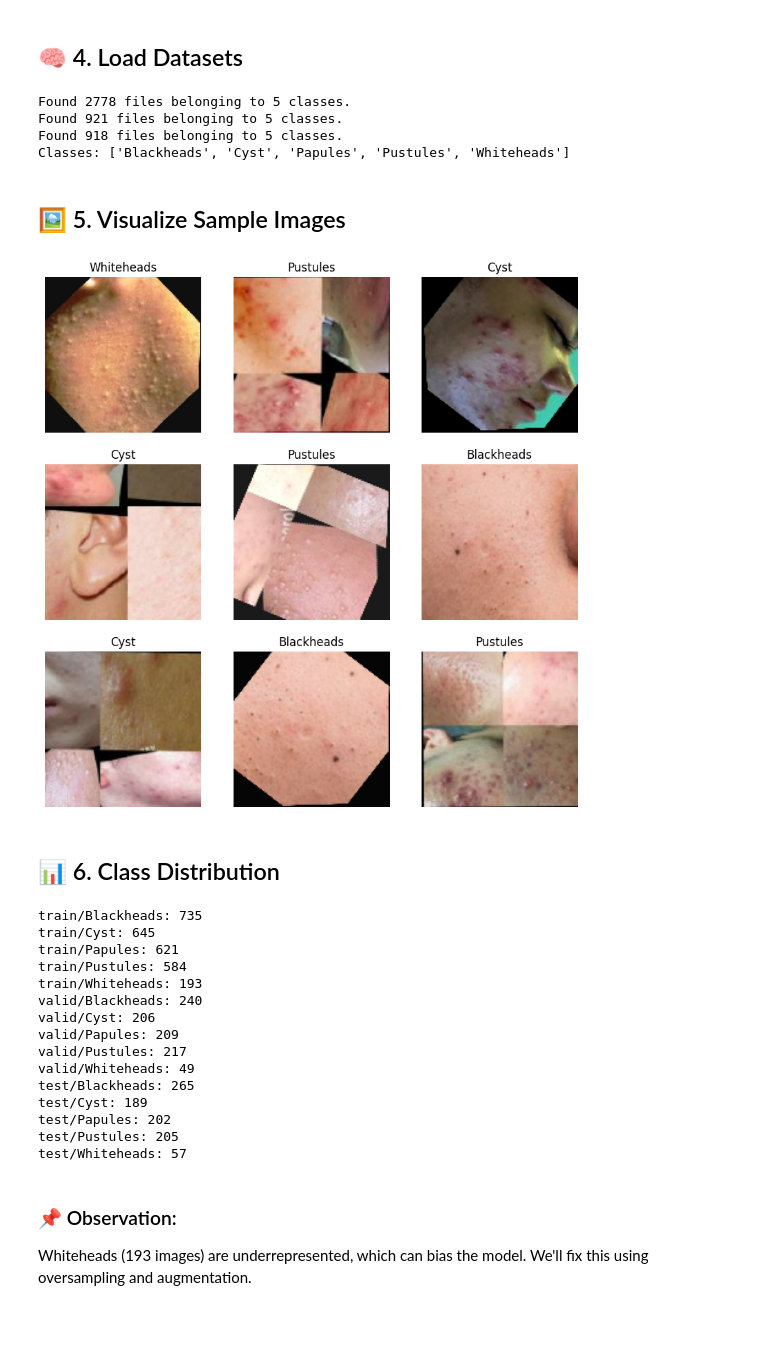
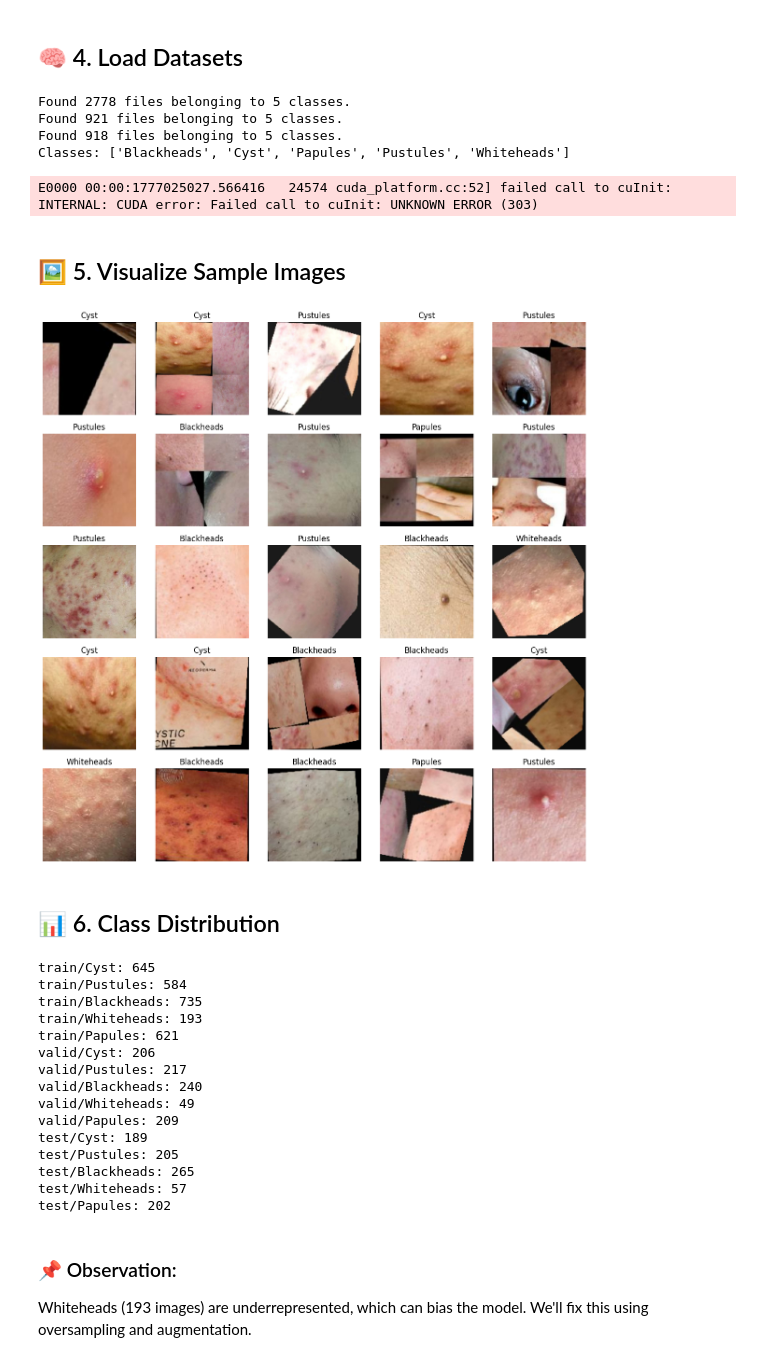
Before and after one commit to Salwa-pratama/skin-healt-caree, a Jupyter notebook: ml-service/train-model/acne-classification-using-cnn.ipynb, the cells around one changed output. Cells and saved outputs as stored; diff of their text form; code cells hidden in the pictures; blank space fills up the shorter version.

```diff
--- a/ml-service/train-model/acne-classification-using-cnn.ipynb
+++ b/ml-service/train-model/acne-classification-using-cnn.ipynb
@@ -34,7 +43,7 @@ Path to dataset files: C:\Users\nande\.cache\kagglehub\datasets\tiswan14\acne-da
 # %% [markdown]
 ## 📂 3. Dataset Paths & Parameters
 # %%
-base_dir = r"C:\Users\nande\.cache\kagglehub\datasets\tiswan14\acne-dataset-image\versions\1\AcneDataset"
+base_dir = r"/home/pratama/.cache/kagglehub/datasets/tiswan14/acne-dataset-image/versions/1/AcneDataset"
 train_dir = os.path.join(base_dir, "train")
 valid_dir = os.path.join(base_dir, "valid")
 test_dir  = os.path.join(base_dir, "test")
@@ -82,21 +91,21 @@ Found 2778 files belonging to 5 classes.
 Found 921 files belonging to 5 classes.
 Found 918 files belonging to 5 classes.
 Classes: ['Blackheads', 'Cyst', 'Papules', 'Pustules', 'Whiteheads']
+E0000 00:00:1777025027.566416   24574 cuda_platform.cc:52] failed call to cuInit: INTERNAL: CUDA error: Failed call to cuInit: UNKNOWN ERROR (303)
 # %% [markdown]
 ## 🖼️ 5. Visualize Sample Images
 # %%
-
 for image, label in train_ds.take(1):
-    plt.figure(figsize=(10, 10))
-    for i in range(9):
-        ax = plt.subplot(3, 3, i + 1)
+    plt.figure(figsize=(15, 15))
+    for i in range(25):  # dari 9 jadi 25
+        ax = plt.subplot(5, 5, i + 1)
         plt.imshow(image[i].numpy().astype("uint8"))
 
         label_index = label[i].numpy()
         plt.title(class_names[label_index])
         plt.axis("off")
 # %% [output]
-[figure, old version]
+[figure, new version]
 # %% [markdown]
 ## 📊 6. Class Distribution
 # %%
@@ -107,21 +116,21 @@ for folder in ['train', 'valid', 'test']:
         if os.path.isdir(cls_path):  # Only count directories
             print(f"{folder}/{cls}:", len(os.listdir(cls_path)))
 # %% [output]
+train/Cyst: 645
+train/Pustules: 584
 train/Blackheads: 735
-train/Cyst: 645
+train/Whiteheads: 193
 train/Papules: 621
-train/Pustules: 584
-train/Whiteheads: 193
+valid/Cyst: 206
+valid/Pustules: 217
 valid/Blackheads: 240
-valid/Cyst: 206
+valid/Whiteheads: 49
 valid/Papules: 209
-valid/Pustules: 217
-valid/Whiteheads: 49
+test/Cyst: 189
+test/Pustules: 205
 test/Blackheads: 265
-test/Cyst: 189
+test/Whiteheads: 57
 test/Papules: 202
-test/Pustules: 205
-test/Whiteheads: 57
 # %% [markdown]
 ### 📌 Observation:
 Whiteheads (193 images) are underrepresented, which can bias the model.
```
Also changed, not shown: parts of 4 cells of this notebook, 1 other file.
